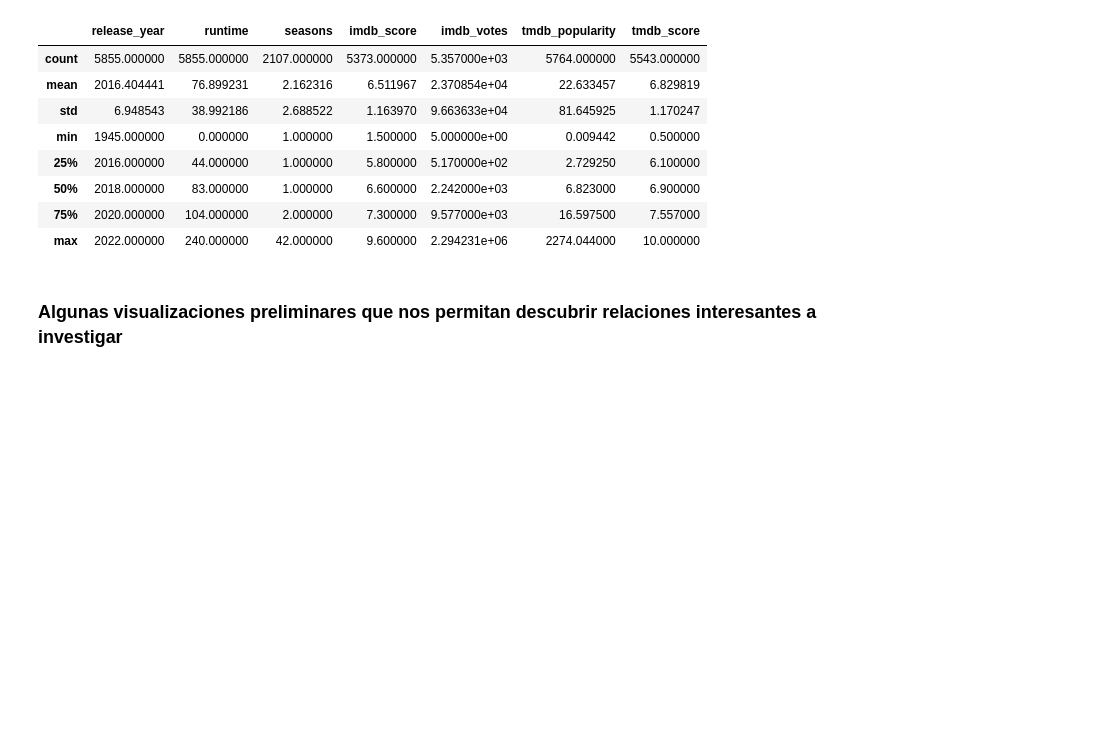
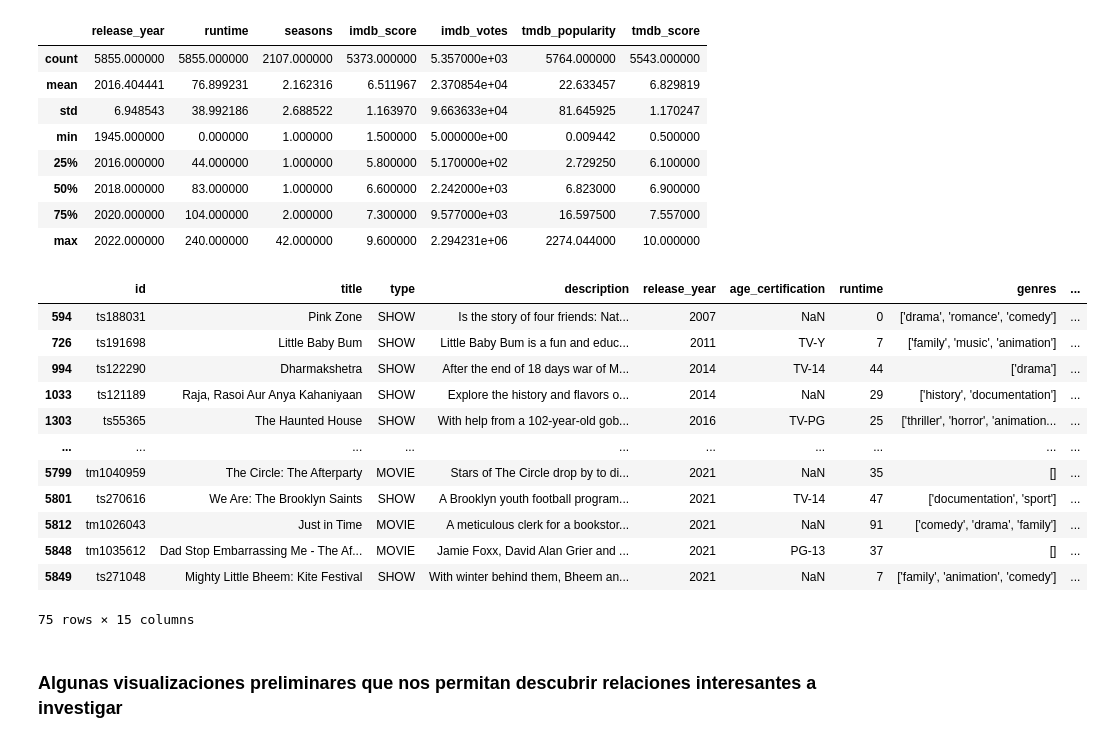
Before and after one commit to gejocastro/entrega-final-ad22, a Jupyter notebook: examen_data_analysis.ipynb, the cells around one changed output. Saved outputs shown, nothing was run; the diff lists cells and outputs as text; code cells hidden in the pictures; blank space fills up the shorter version.

Commit message:
Algunas pruebas  y modificaciones sobre el archivo de 2/8

```diff
--- a/examen_data_analysis.ipynb
+++ b/examen_data_analysis.ipynb
@@ -146,4 +147,21 @@ df.describe()
 | 50% | 2018.000000 | 83.000000 | 1.000000 | 6.600000 | 2.242000e+03 | 6.823000 | 6.900000 |
 | 75% | 2020.000000 | 104.000000 | 2.000000 | 7.300000 | 9.577000e+03 | 16.597500 | 7.557000 |
 | max | 2022.000000 | 240.000000 | 42.000000 | 9.600000 | 2.294231e+06 | 2274.044000 | 10.000000 |
+# %%
+# Borraror, solo pruebas
+df[df.tmdb_score == 10]
+# %% [output]
+|  | id | title | type | description | release_year | age_certification | runtime | genres | ... |
+| 594 | ts188031 | Pink Zone | SHOW | Is the story of four friends: Nat... | 2007 | NaN | 0 | ['drama', 'romance', 'comedy'] | ... |
+| 726 | ts191698 | Little Baby Bum | SHOW | Little Baby Bum is a fun and educ... | 2011 | TV-Y | 7 | ['family', 'music', 'animation'] | ... |
+| 994 | ts122290 | Dharmakshetra | SHOW | After the end of 18 days war of M... | 2014 | TV-14 | 44 | ['drama'] | ... |
+| 1033 | ts121189 | Raja, Rasoi Aur Anya Kahaniyaan | SHOW | Explore the history and flavors o... | 2014 | NaN | 29 | ['history', 'documentation'] | ... |
+| 1303 | ts55365 | The Haunted House | SHOW | With help from a 102-year-old gob... | 2016 | TV-PG | 25 | ['thriller', 'horror', 'animation... | ... |
+| ... | ... | ... | ... | ... | ... | ... | ... | ... | ... |
+| 5799 | tm1040959 | The Circle: The Afterparty | MOVIE | Stars of The Circle drop by to di... | 2021 | NaN | 35 | [] | ... |
+| 5801 | ts270616 | We Are: The Brooklyn Saints | SHOW | A Brooklyn youth football program... | 2021 | TV-14 | 47 | ['documentation', 'sport'] | ... |
+| 5812 | tm1026043 | Just in Time | MOVIE | A meticulous clerk for a bookstor... | 2021 | NaN | 91 | ['comedy', 'drama', 'family'] | ... |
+| 5848 | tm1035612 | Dad Stop Embarrassing Me - The Af... | MOVIE | Jamie Foxx, David Alan Grier and ... | 2021 | PG-13 | 37 | [] | ... |
+| 5849 | ts271048 | Mighty Little Bheem: Kite Festival | SHOW | With winter behind them, Bheem an... | 2021 | NaN | 7 | ['family', 'animation', 'comedy'] | ... |
+75 rows × 15 columns
 # %%
```
Also changed, not shown: parts of 18 cells of this notebook, 1 other file.
